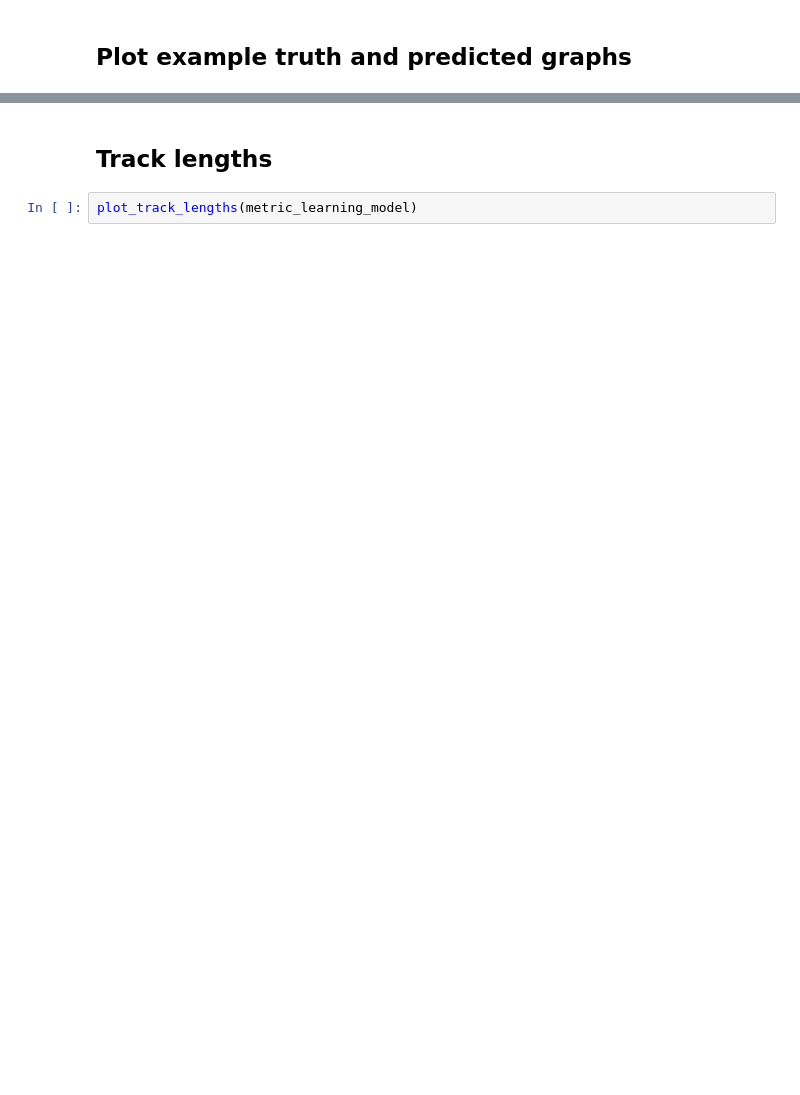
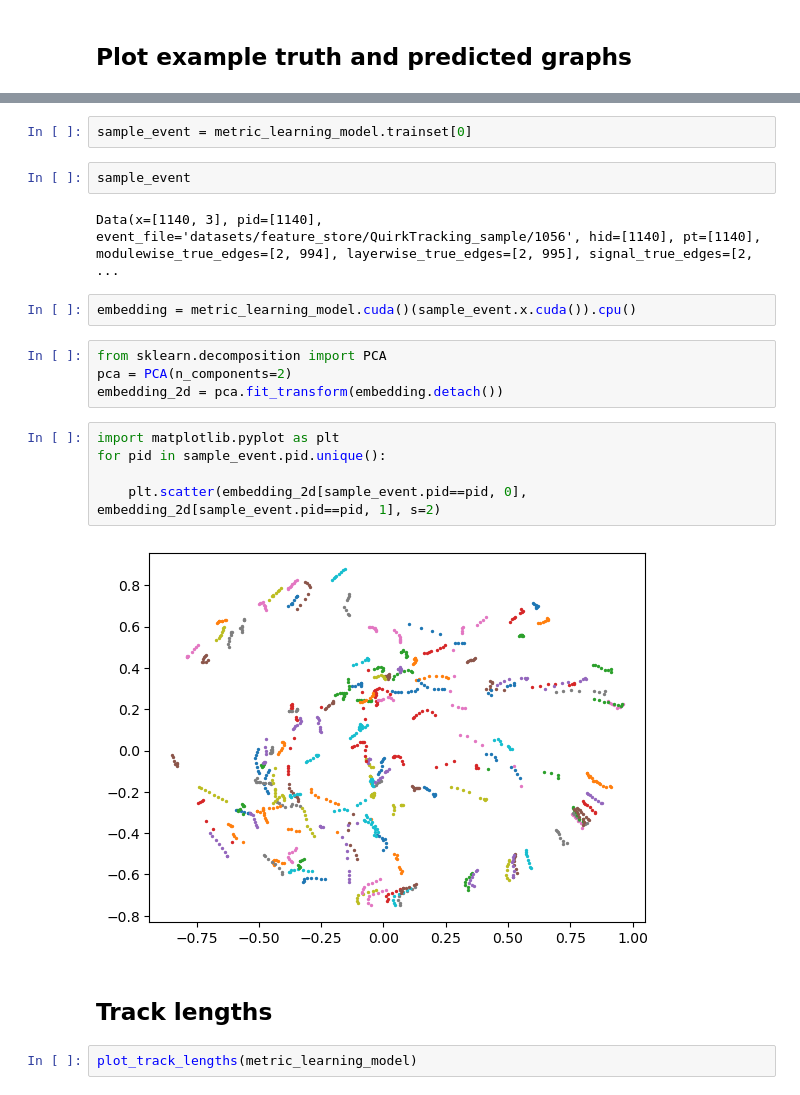
Before and after one commit to LeviCondren/Tracking_pipeline, a Jupyter notebook: Examples/QuirkTracking/QuirkTracking_colab.ipynb, the cells around one changed output, grey strips where cells are left out. Saved outputs shown, nothing was run; the diff lists cells and outputs as text; blank space fills up the shorter version.

```diff
--- a/Examples/QuirkTracking/QuirkTracking_colab.ipynb
+++ b/Examples/QuirkTracking/QuirkTracking_colab.ipynb
@@ -137,6 +140,25 @@ tensor([ 201.,  202.,  223.,  578.,  580.,  601.,  605.,  641.,  642.,  748.,
        device='cuda:0', dtype=torch.float64)
 [interactive output not drawn]
 [interactive output not drawn]
+# %%
+sample_event = metric_learning_model.trainset[0]
+# %%
+sample_event
+# %% [output]
+Data(x=[1140, 3], pid=[1140], event_file='datasets/feature_store/QuirkTracking_sample/1056', hid=[1140], pt=[1140], modulewise_true_edges=[2, 994], layerwise_true_edges=[2, 995], signal_true_edges=[2, ...
+# %%
+embedding = metric_learning_model.cuda()(sample_event.x.cuda()).cpu()
+# %%
+from sklearn.decomposition import PCA
+pca = PCA(n_components=2)
+embedding_2d = pca.fit_transform(embedding.detach())
+# %%
+import matplotlib.pyplot as plt
+for pid in sample_event.pid.unique():
+
+    plt.scatter(embedding_2d[sample_event.pid==pid, 0], embedding_2d[sample_event.pid==pid, 1], s=2)
+# %% [output]
+[figure, added]
 # %% [markdown]
 ## Track lengths
 # %%
```
Also changed, not shown: parts of 10 cells of this notebook, 11 other files.
